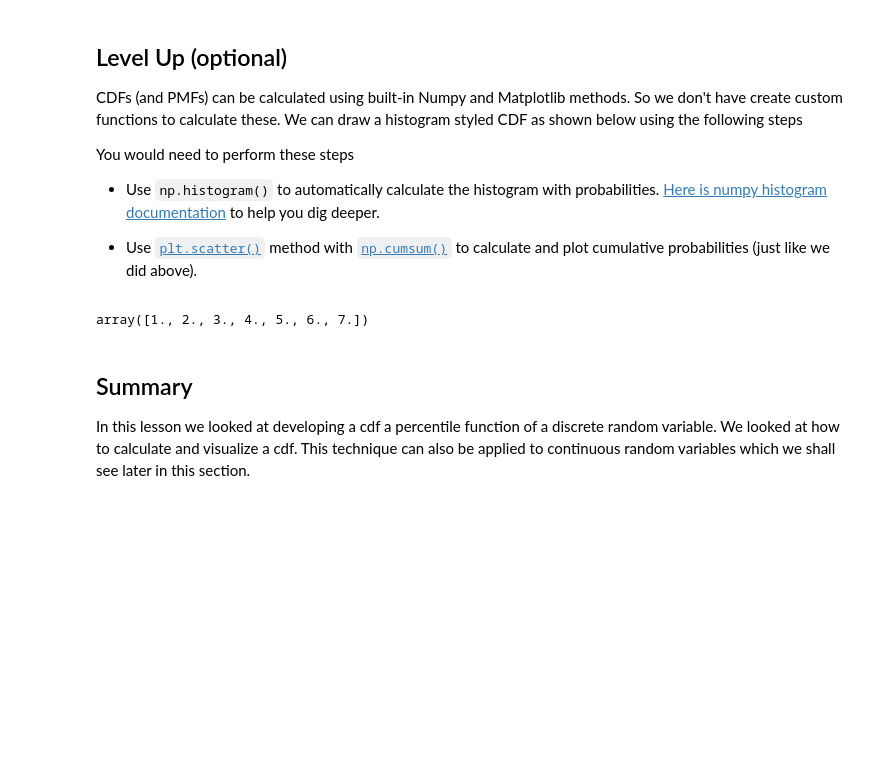
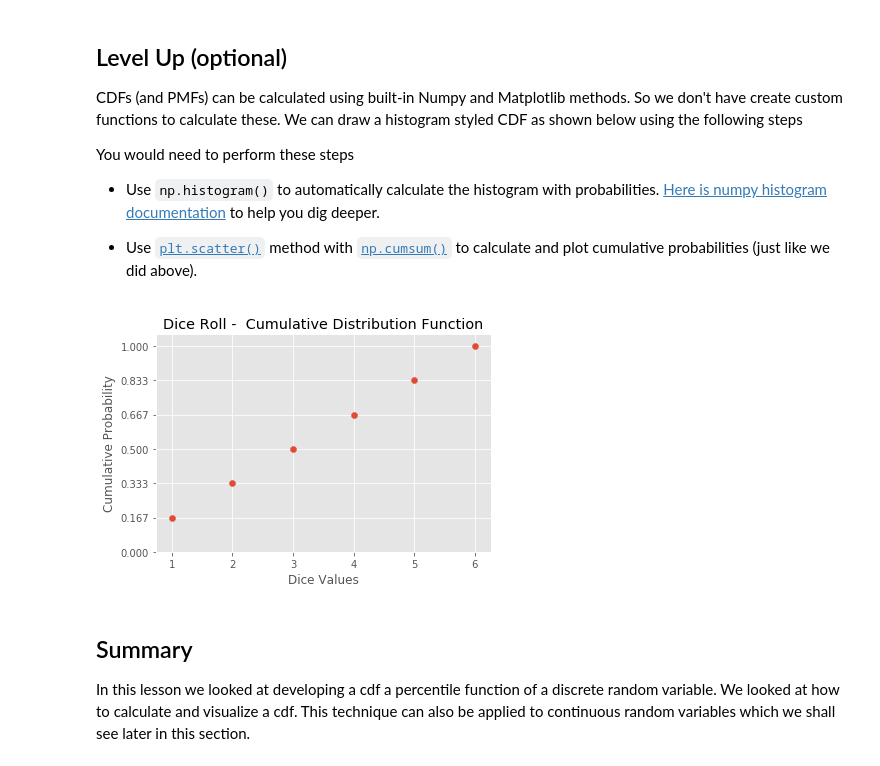
Before and after one commit to mzhou356/dsc-cumulative-distribution-function-lab-dc-ds-060319, a Jupyter notebook: index.ipynb, the cells around one changed output. Cells and saved outputs as stored; diff of their text form; code cells hidden in the pictures; blank space fills up the shorter version.

```diff
--- a/index.ipynb
+++ b/index.ipynb
@@ -84,16 +84,16 @@ You would need to perform these steps
 # %%
 # Your code here
 sample = [1,2,3,4,5,6]
 hist = np.histogram(sample, bins=6, range=(1,7), normed=True)  # interval is 7-1
 # hist[0] is prob and hist[1] is actual dice value
 plt.scatter(hist[1][:-1], np.cumsum(hist[0]))
-# plt.title ("Dice Roll -  Cumulative Distribution Function");
-# plt.xlabel("Dice Values")
-# plt.ylabel("Cumulative Probability")
-# plt.yticks(np.linspace(0,1,num=7))
-# plt.show()
+plt.title ("Dice Roll -  Cumulative Distribution Function");
+plt.xlabel("Dice Values")
+plt.ylabel("Cumulative Probability")
+plt.yticks(np.linspace(0,1,num=7))
+plt.show()
 # %% [output]
-array([1., 2., 3., 4., 5., 6., 7.])
+[figure, added]
 # %% [markdown]
 ## Summary
 
```
